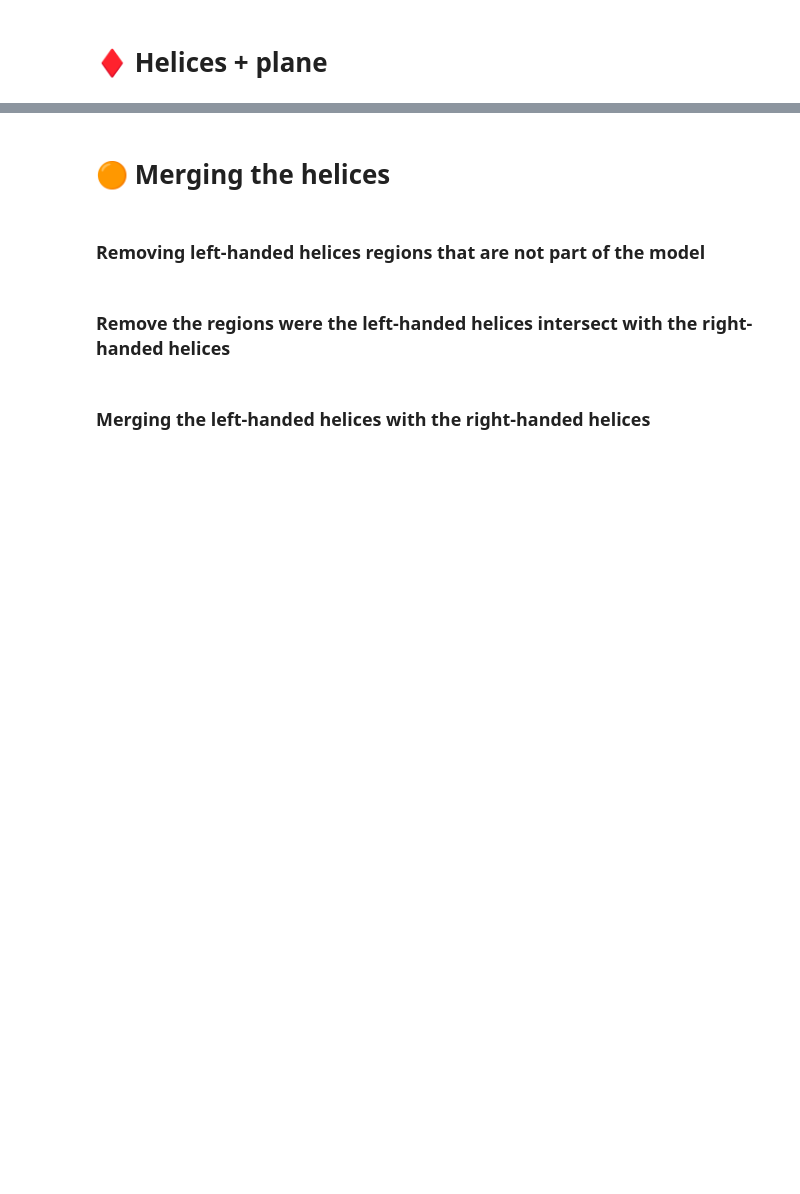
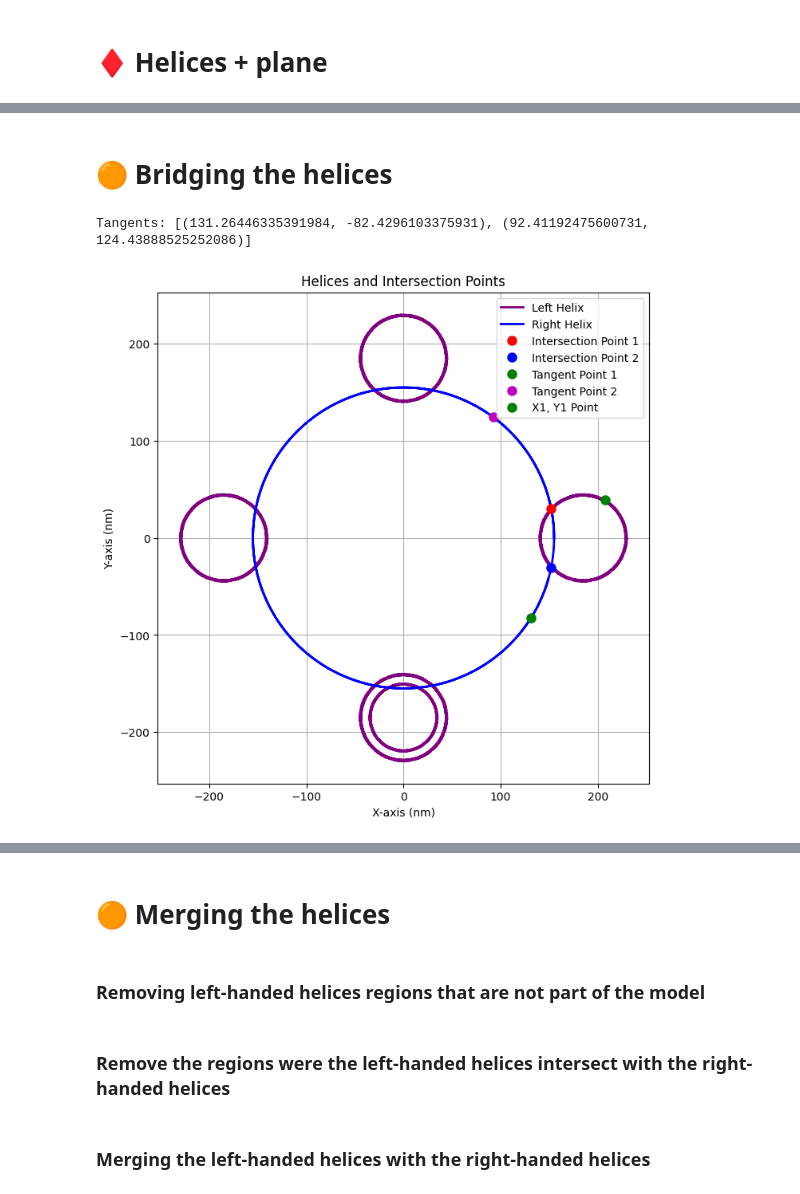
Before and after one commit to rubizarmiento/Chloroplast, a Jupyter notebook: remeshing.ipynb, the cells around one changed output, grey strips where cells are left out. Saved outputs shown, nothing was run; the diff lists cells and outputs as text; code cells hidden in the pictures; blank space fills up the shorter version.

Commit message:
Add function for helix intersections and plane generation from loops

```diff
--- a/remeshing.ipynb
+++ b/remeshing.ipynb
@@ -2946,8 +2970,8 @@ point_2 = [d_granum_helix,0,0]
 point_3 = [-d_granum_helix,0,0]
 point_4 = [0,d_granum_helix,0]  # Added fourth point
 centers = np.array([point_1, point_2, point_3, point_4])
-theta = np.array([90,0, 0,20])  # Angles for the four points in degrees
-translate = np.array([0, pitch_left/2,0,-pitch_left*.3])  # Translation vector for the four points
+theta = np.array([90,0,0,-90])  # Angles for the four points in degrees
+translate = np.array([0, pitch_left/2,0,0])  # Translation vector for the four points
 #--- Create an array with n_cylinders separated by a given distance
 # Generate a helix path (Note that n_points also counts the start and end points)
 
@@ -2972,6 +2996,17 @@ tube_mesh = create_rectangular_tube(
     closed=False
 )
 
+# Outer helices to be used later
+l_spline_outer1 = create_elliptical_helix(x0=point_1[0], y0=point_1[1], z0=point_1[2], radius_x=total_radius_left_helix, radius_y=total_radius_left_helix, pitch=pitch_left, turns=n_turns_left_helix, n_points=1001, chirality='left')
+
+l_spline_outer2 = create_elliptical_helix(x0=point_2[0], y0=point_2[1], z0=point_2[2], radius_x=total_radius_left_helix, radius_y=total_radius_left_helix, pitch=pitch_left, turns=n_turns_left_helix, n_points=1001, chirality='left')
+l_spline_outer3 = create_elliptical_helix(x0=point_3[0], y0=point_3[1], z0=point_3[2], radius_x=total_radius_left_helix, radius_y=total_radius_left_helix, pitch=pitch_left, turns=n_turns_left_helix, n_points=1001, chirality='left')
+l_spline_outer4 = create_elliptical_helix(x0=point_4[0], y0=point_4[1], z0=point_4[2], radius_x=total_radius_left_helix, radius_y=total_radius_left_helix, pitch=pitch_left, turns=n_turns_left_helix, n_points=1001, chirality='left')
+l_splines_outer = [l_spline_outer1, l_spline_outer2, l_spline_outer3, l_spline_outer4]
+
+
+
+
 
 # Plot
 plot_tube_helix_left = pv.Plotter(window_size=[1600, 600])
@@ -3112,0 +3117,2 @@ Widget(value='<iframe src="http://localhost:36337/index.html?ui=P_0x71eb686977c0
+# %% [markdown]
+# 🟠 Bridging the helices
@@ -3112,0 +3333,52 @@ Widget(value='<iframe src="http://localhost:36337/index.html?ui=P_0x71eb686977c0
+# %%
+intersections = find_cicles_intersection(
+    r1=total_radius_left_helix,
+    r2=total_radius_right_helix,
+    c1=(185, 0),
+    c2=(0, 0)
+)
+
+x1, y1 = get_x_y_coordinantes_circle_angle(total_radius_left_helix, c1=(185, 0), angle=60)
+
+tangents = tangent_points_from_circle_point(
+    c1=(185, 0),
+    r1=total_radius_left_helix,
+    c2=(0, 0),
+    r2=total_radius_right_helix,
+    point_on_c1=(x1, y1)
+)
+print("Tangents:", tangents)
+
+# Create a figure and axis
+fig, ax = plt.subplots(figsize=(8, 8))
+# Plot the left-handed helix
+for helix in array_left_outer_helices:
+    ax.plot(helix[:, 0], helix[:, 1], color='purple', linewidth=2, label='Left Helix' if helix is array_left_outer_helices[0] else "")
+
+# Plot the right-handed helix
+ax.plot(helix_points_outer[:, 0], helix_points_outer[:, 1], color='blue', linewidth=2, label='Right Helix')
+# Plot the intersection points
+ax.plot(intersections[0][0], intersections[0][1], 'ro', markersize=8, label='Intersection Point 1')
+ax.plot(intersections[1][0], intersections[1][1], 'bo', markersize=8, label='Intersection Point 2')
+
+# Plot the second tangent points
+ax.plot(tangents[0][0], tangents[0][1], 'go', markersize=8, label='Tangent Point 1')
+ax.plot(tangents[1][0], tangents[1][1], 'mo', markersize=8, label='Tangent Point 2')
+
+# Plot the x1, y1 point
+ax.plot(x1, y1, 'go', markersize=8, label='X1, Y1 Point')
+# Set equal aspect ratio
+ax.set_aspect('equal', adjustable='box')
+# Set labels and title
+ax.set_xlabel('X-axis (nm)')
+ax.set_ylabel('Y-axis (nm)')
+ax.set_title('Helices and Intersection Points')
+# Add grid
+ax.grid(True)
+# Add legend
+ax.legend()
+# Show the plot
+plt.show()
+# %% [output]
+Tangents: [(131.26446335391984, -82.4296103375931), (92.41192475600731, 124.43888525252086)]
+[figure, added]
```
Also changed, not shown: parts of 38 cells of this notebook, 4 other files.
